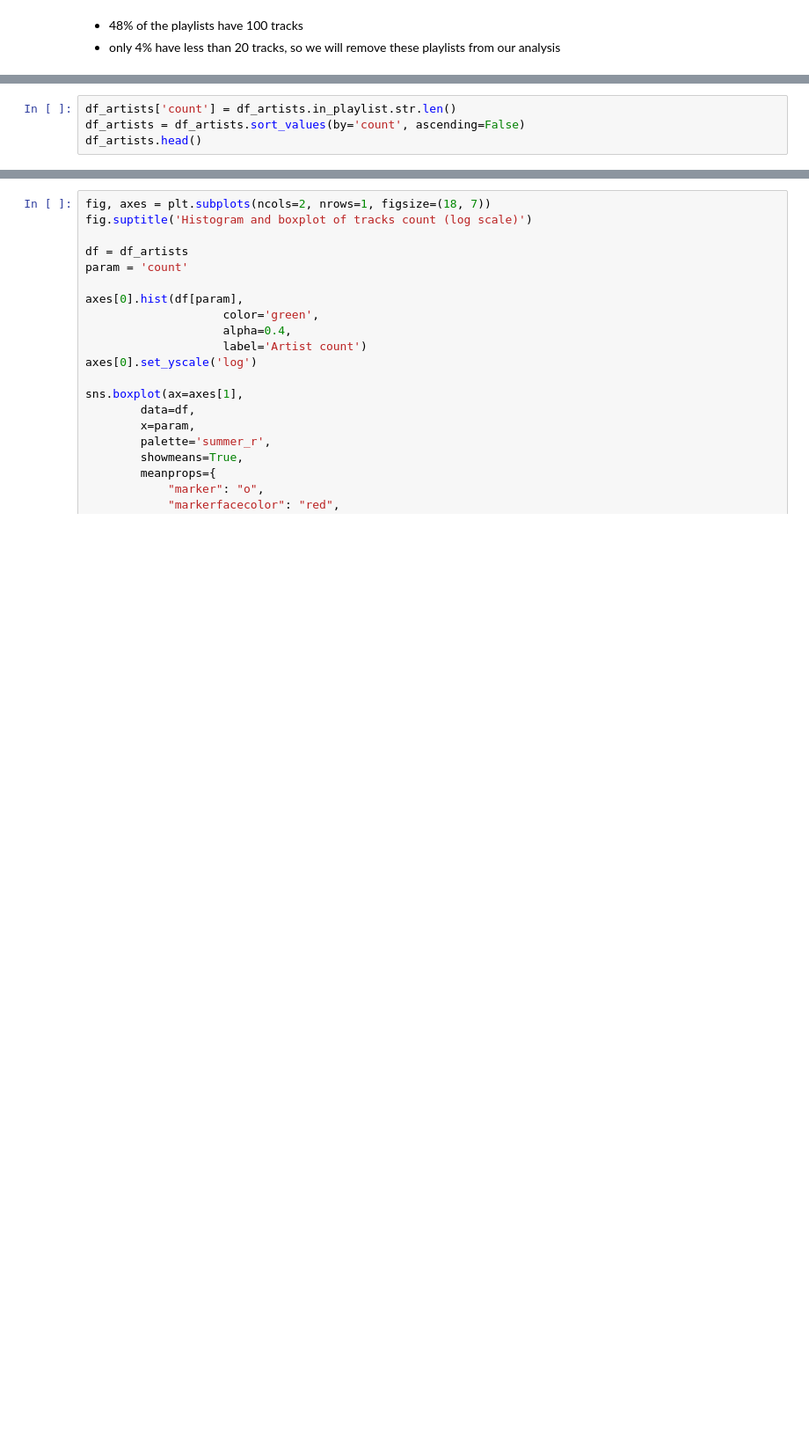
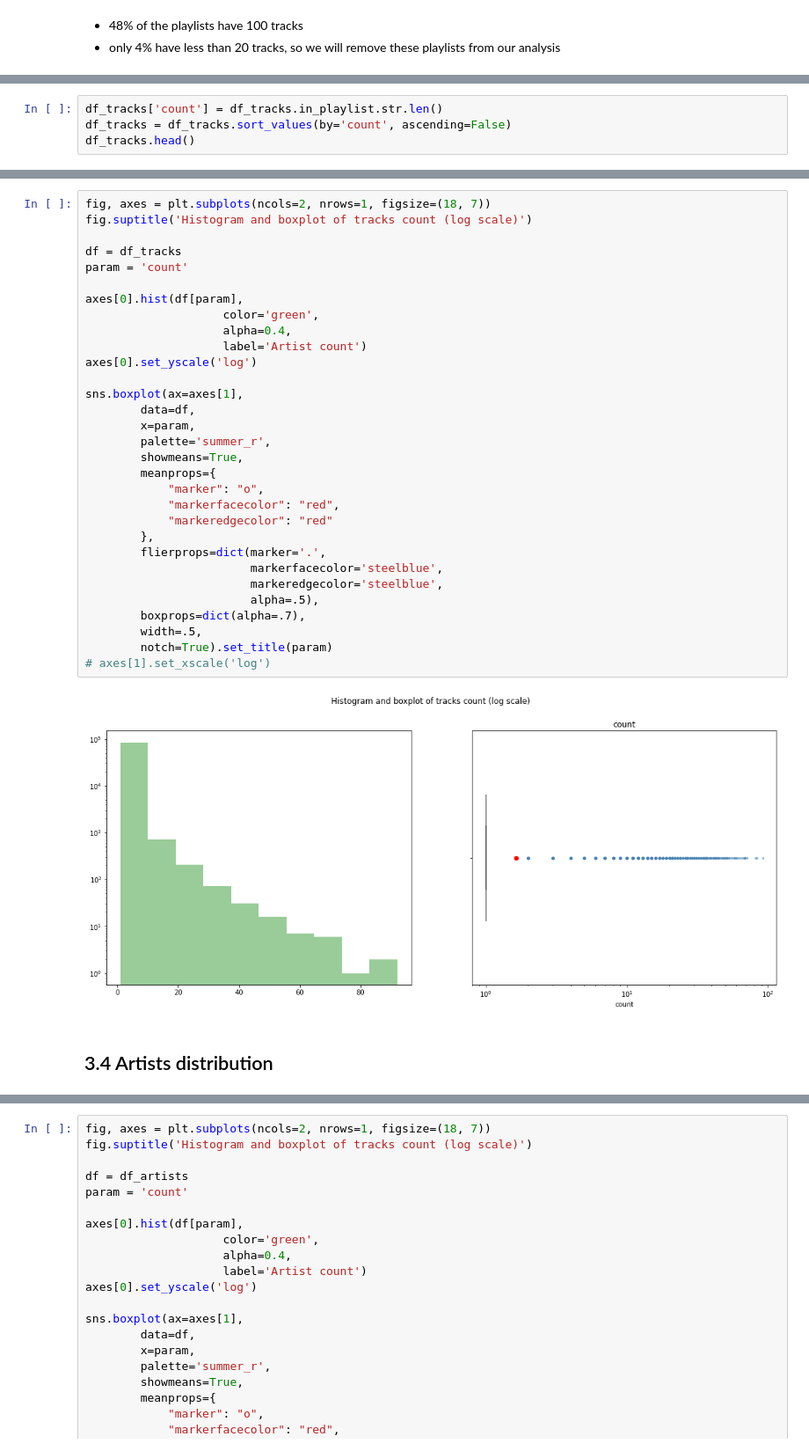
Before and after one commit to MarceloAlvesPereira/Follow_the_beat, a Jupyter notebook: Feel_the_rhythm_4_EDA.ipynb, the cells around one changed output, grey strips where cells are left out. Shown at 88% size. Saved outputs shown, nothing was run; the diff lists cells and outputs as text; blank space fills up the shorter version.

```diff
--- a/Feel_the_rhythm_4_EDA.ipynb
+++ b/Feel_the_rhythm_4_EDA.ipynb
@@ -387,5 +387,5 @@ print(df_playlists[df_playlists['total_tracks'] == 100]['playlist_id'].count() /
 # %%
-df_artists['count'] = df_artists.in_playlist.str.len()
-df_artists = df_artists.sort_values(by='count', ascending=False)
-df_artists.head()
+df_tracks['count'] = df_tracks.in_playlist.str.len()
+df_tracks = df_tracks.sort_values(by='count', ascending=False)
+df_tracks.head()
 # %% [output]
@@ -397,0 +398,35 @@ df_artists.head()
+# %%
+fig, axes = plt.subplots(ncols=2, nrows=1, figsize=(18, 7))
+fig.suptitle('Histogram and boxplot of tracks count (log scale)')
+
+df = df_tracks
+param = 'count'
+
+axes[0].hist(df[param],
+                    color='green',
+                    alpha=0.4,
+                    label='Artist count')
+axes[0].set_yscale('log')
+
+sns.boxplot(ax=axes[1],
+        data=df,
+        x=param,
+        palette='summer_r',
+        showmeans=True,
+        meanprops={
+            "marker": "o",
+            "markerfacecolor": "red",
+            "markeredgecolor": "red"
+        },
+        flierprops=dict(marker='.',
+                        markerfacecolor='steelblue',
+                        markeredgecolor='steelblue',
+                        alpha=.5),
+        boxprops=dict(alpha=.7),
+        width=.5,
+        notch=True).set_title(param)
+# axes[1].set_xscale('log')
+# %% [output]
+[figure, added]
+# %% [markdown]
+## 3.4 Artists distribution
```
Also changed, not shown: parts of 3 cells of this notebook, 1 other file.
